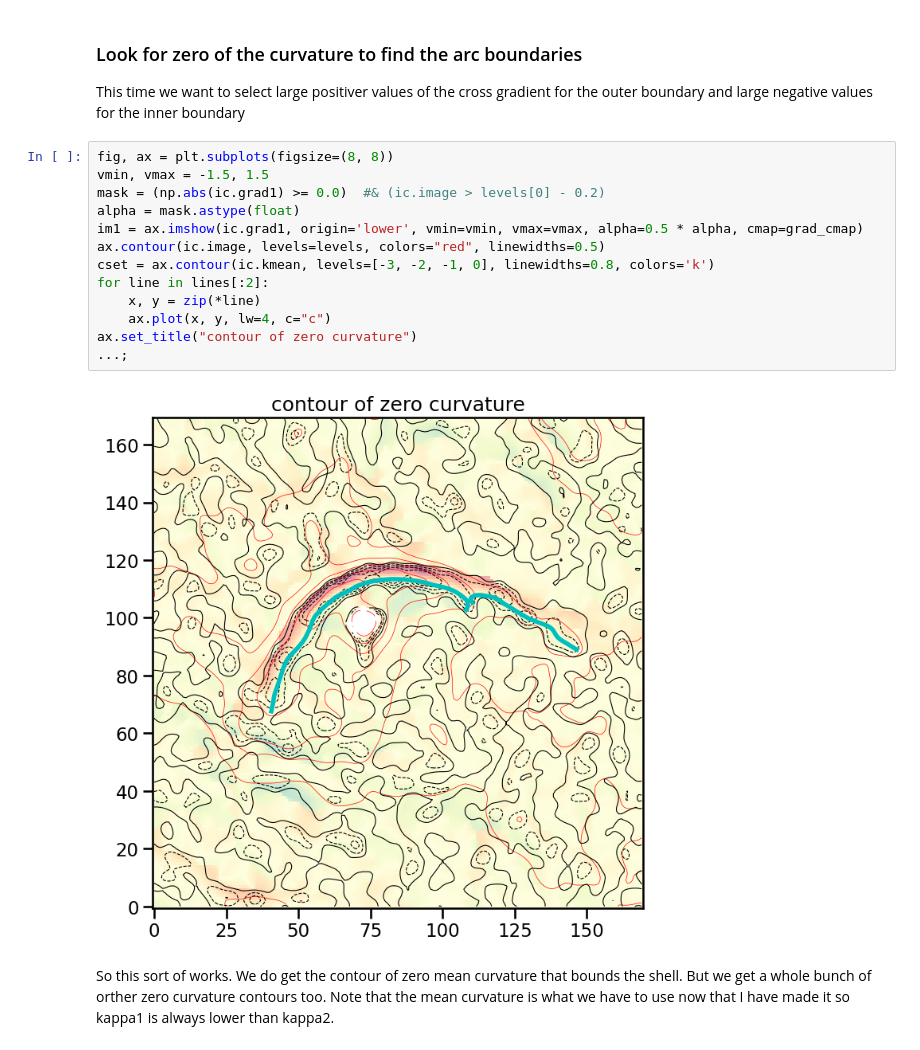
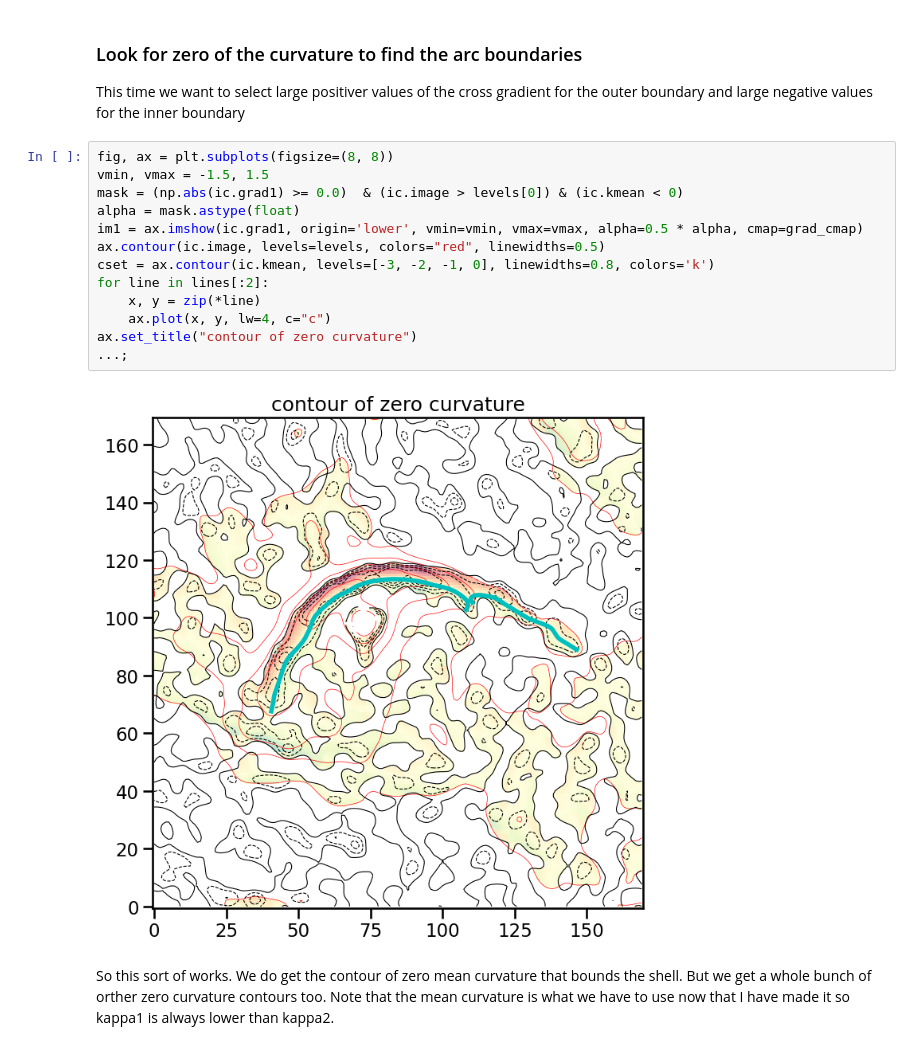
Before and after one commit to div-B-equals-0/ridge-trace, a Jupyter notebook: notebooks/design00.ipynb, the cells around one changed output. Drawn from its saved outputs; the diff is of its cells as text.

```diff
--- a/notebooks/design00.ipynb
+++ b/notebooks/design00.ipynb
@@ -189,18 +199,18 @@ This time we want to select large positiver values of the cross gradient for the
 # %%
 fig, ax = plt.subplots(figsize=(8, 8))
 vmin, vmax = -1.5, 1.5
-mask = (np.abs(ic.grad1) >= 0.0)  #& (ic.image > levels[0] - 0.2)
+mask = (np.abs(ic.grad1) >= 0.0)  & (ic.image > levels[0]) & (ic.kmean < 0)
 alpha = mask.astype(float)
 im1 = ax.imshow(ic.grad1, origin='lower', vmin=vmin, vmax=vmax, alpha=0.5 * alpha, cmap=grad_cmap)
 ax.contour(ic.image, levels=levels, colors="red", linewidths=0.5)
 cset = ax.contour(ic.kmean, levels=[-3, -2, -1, 0], linewidths=0.8, colors='k')
 for line in lines[:2]:
     x, y = zip(*line)
     ax.plot(x, y, lw=4, c="c")
 ax.set_title("contour of zero curvature")
 ...;
 # %% [output]
-[figure, old version]
+[figure, new version]
 # %% [markdown]
 So this sort of works. We do get the contour of zero mean curvature that bounds the shell. But we get a whole bunch of orther zero curvature contours too.  Note that the mean curvature is what we have to use now that I have made it so kappa1 is always lower than kappa2.
 # %%
```
Also changed, not shown: parts of 11 cells of this notebook.
